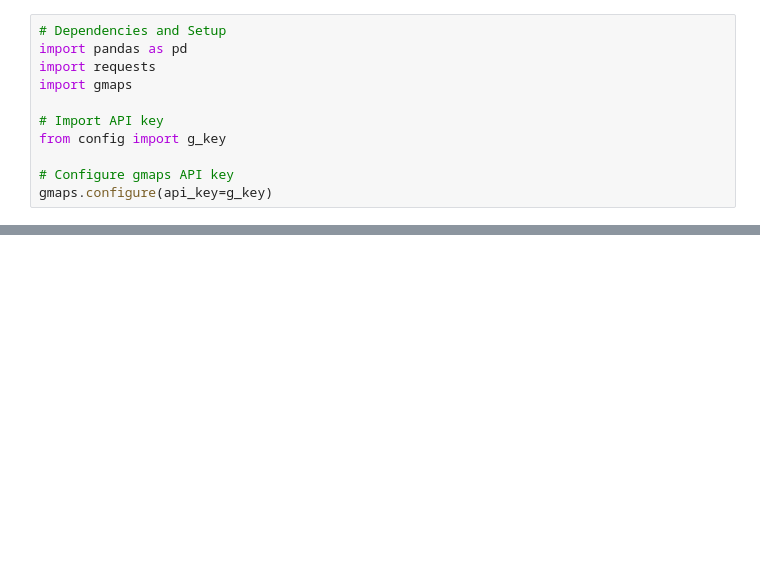
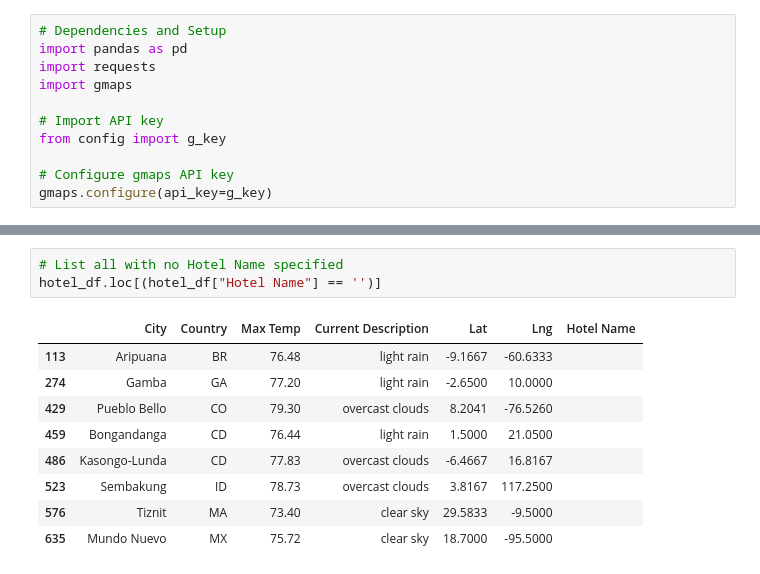
Before and after one commit to DavidGGonzalez/WeatherPy, a Jupyter notebook: Vacation_Search/Vacation_Search.ipynb, the cells around one changed output, grey strips where cells are left out. Saved outputs shown, nothing was run; the diff lists cells and outputs as text; blank space fills up the shorter version.

```diff
--- a/Vacation_Search/Vacation_Search.ipynb
+++ b/Vacation_Search/Vacation_Search.ipynb
@@ -53,2 +174,15 @@ params = {
+# %%
+# List all with no Hotel Name specified
+hotel_df.loc[(hotel_df["Hotel Name"] == '')]
+# %% [output]
+|  | City | Country | Max Temp | Current Description | Lat | Lng | Hotel Name |
+| 113 | Aripuana | BR | 76.48 | light rain | -9.1667 | -60.6333 |  |
+| 274 | Gamba | GA | 77.20 | light rain | -2.6500 | 10.0000 |  |
+| 429 | Pueblo Bello | CO | 79.30 | overcast clouds | 8.2041 | -76.5260 |  |
+| 459 | Bongandanga | CD | 76.44 | light rain | 1.5000 | 21.0500 |  |
+| 486 | Kasongo-Lunda | CD | 77.83 | overcast clouds | -6.4667 | 16.8167 |  |
+| 523 | Sembakung | ID | 78.73 | overcast clouds | 3.8167 | 117.2500 |  |
+| 576 | Tiznit | MA | 73.40 | clear sky | 29.5833 | -9.5000 |  |
+| 635 | Mundo Nuevo | MX | 75.72 | clear sky | 18.7000 | -95.5000 |  |
 # %%
 # 7. Drop the rows where there is no Hotel Name.
```
Also changed, not shown: parts of 16 cells of this notebook, 8 other files.
